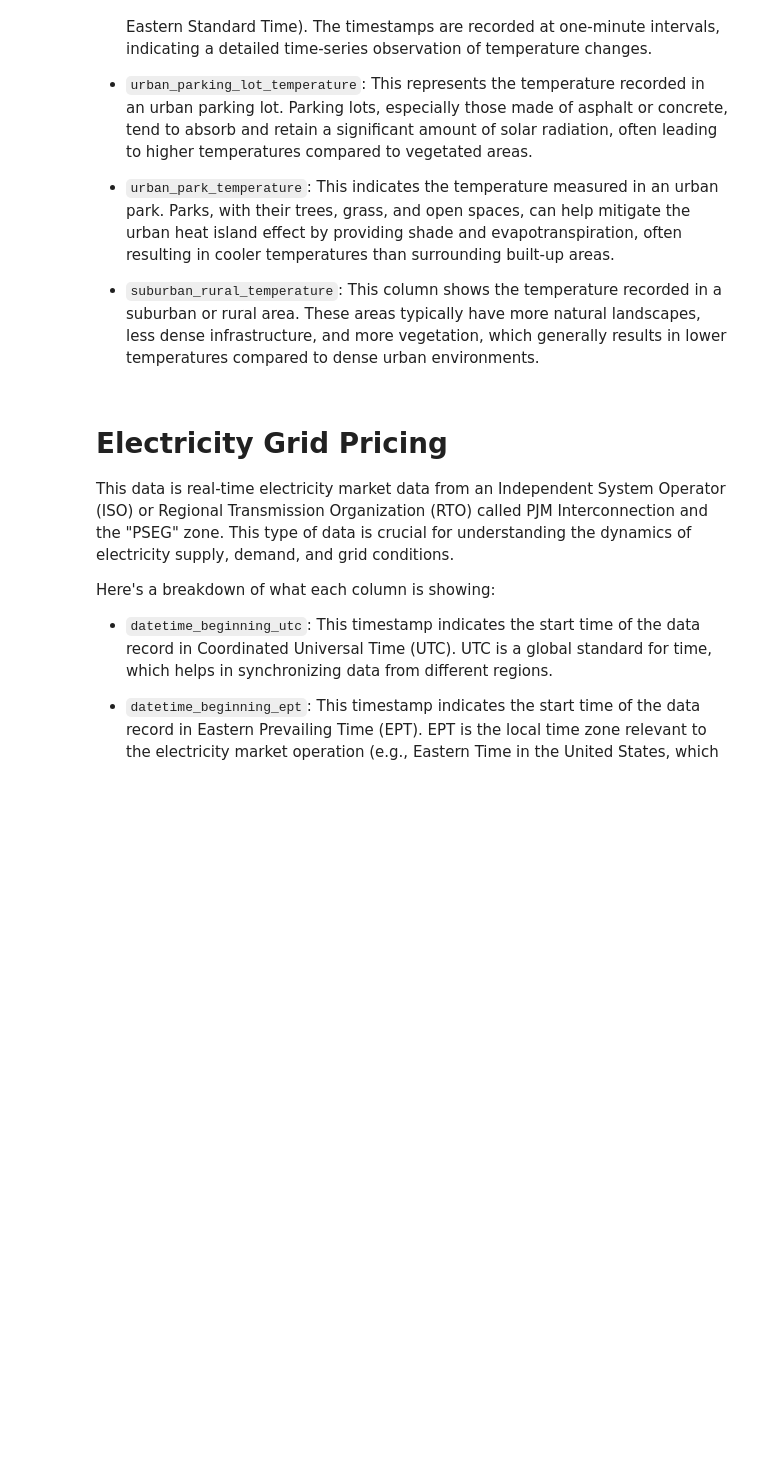
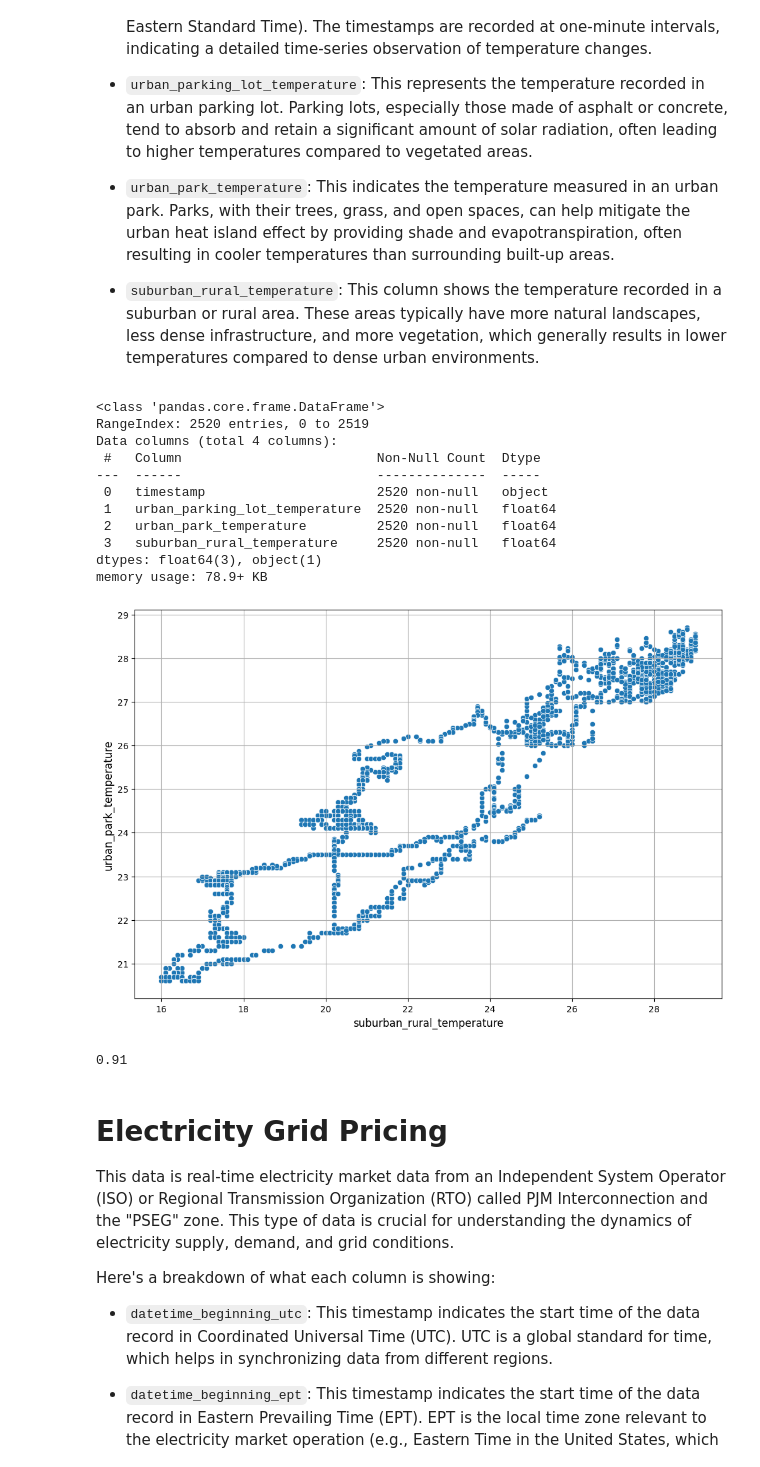
Before and after one commit to Amyy13/Amyy13, a Jupyter notebook: 10_Argonne_dataset_explorer.ipynb, the cells around one changed output. Saved outputs shown, nothing was run; the diff lists cells and outputs as text; code cells hidden in the pictures; blank space fills up the shorter version.

```diff
--- a/10_Argonne_dataset_explorer.ipynb
+++ b/10_Argonne_dataset_explorer.ipynb
@@ -17,7 +18,34 @@ Here's a breakdown of what each column is showing:
 
 - `suburban_rural_temperature`: This column shows the temperature recorded in a suburban or rural area. These areas typically have more natural landscapes, less dense infrastructure, and more vegetation, which generally results in lower temperatures compared to dense urban environments.
 # %%
-heat_island = pd.read_csv('https://raw.githubusercontent.com/jdomyancich/big-data-camp/refs/heads/main/data/Argonne%20Datasets/chicago-urban-heat-island.csv')
+heat = pd.read_csv('https://raw.githubusercontent.com/jdomyancich/big-data-camp/refs/heads/main/data/Argonne%20Datasets/chicago-urban-heat-island.csv')
+# %%
+heat.info()
+heat.head()
+
+plt.figure(figsize = (12, 8))
+sb.scatterplot(x = 'suburban_rural_temperature', y = 'urban_park_temperature', data = heat)
+plt.xlabel('suburban_rural_temperature', fontsize = 12)
+plt.ylabel('urban_park_temperature', fontsize =12)
+plt.grid(True)
+plt.show()
+
+correlation = heat['suburban_rural_temperature'].corr(heat['urban_park_temperature'])
+print(f"{correlation:.2f}")
+# %% [output]
+<class 'pandas.core.frame.DataFrame'>
+RangeIndex: 2520 entries, 0 to 2519
+Data columns (total 4 columns):
+ #   Column                         Non-Null Count  Dtype
+---  ------                         --------------  -----
+ 0   timestamp                      2520 non-null   object
+ 1   urban_parking_lot_temperature  2520 non-null   float64
+ 2   urban_park_temperature         2520 non-null   float64
+ 3   suburban_rural_temperature     2520 non-null   float64
+dtypes: float64(3), object(1)
+memory usage: 78.9+ KB
+[figure, added]
+0.91
 # %% [markdown]
 # Electricity Grid Pricing
 
```
Also changed, not shown: parts of 4 cells of this notebook.
